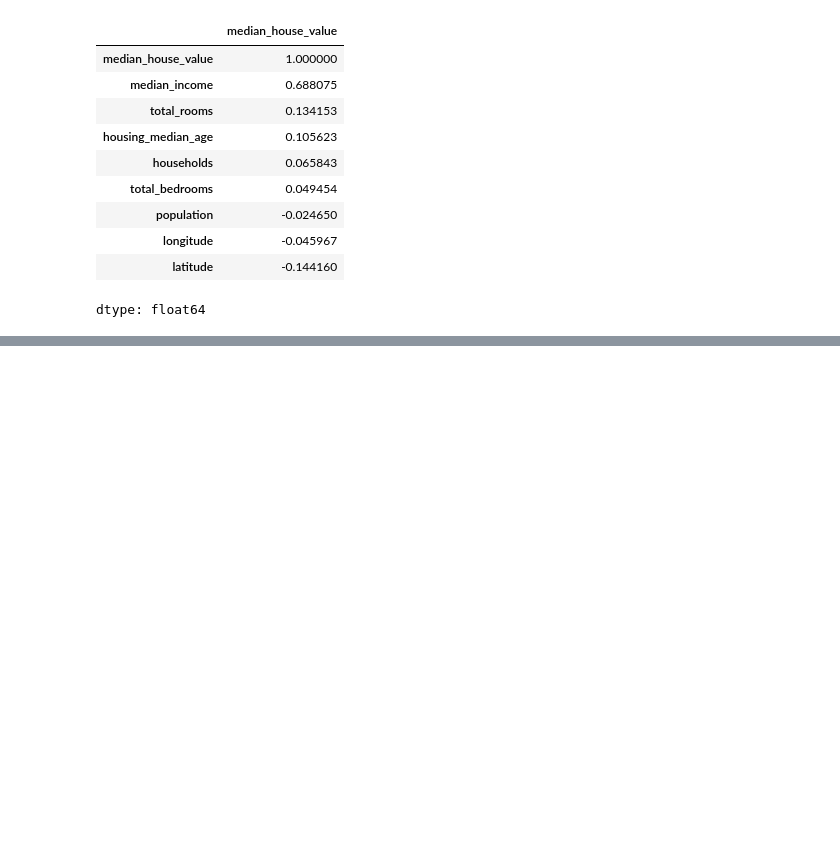
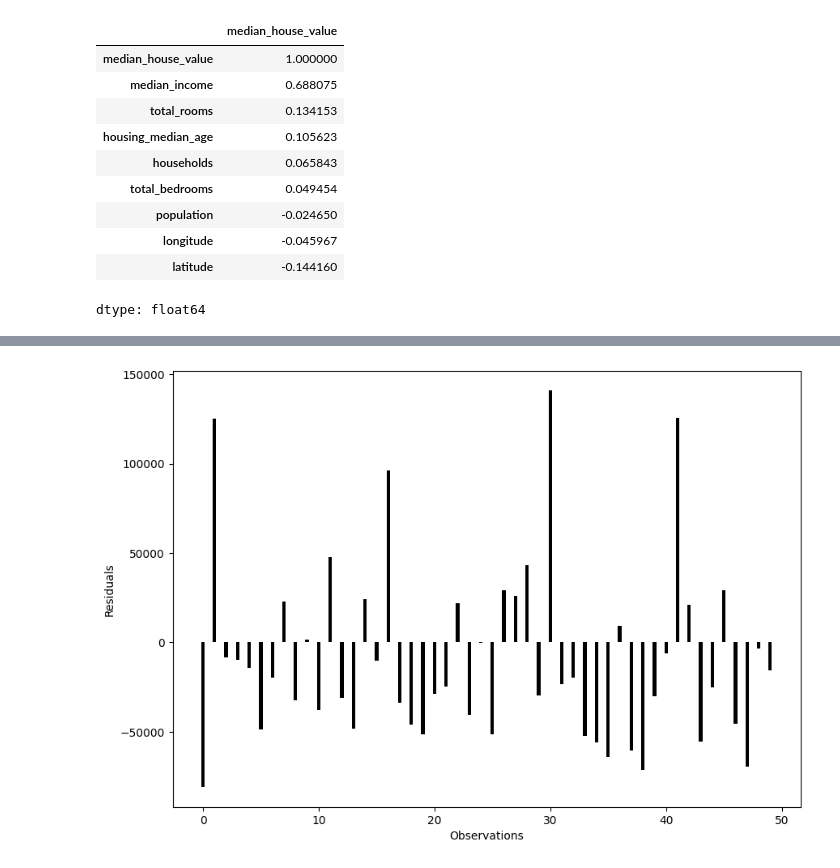
Before and after one commit to Siuuuuuu0/ML-DL, a Jupyter notebook: CaliforniaHousingPrices.ipynb, the cells around one changed output, grey strips where cells are left out. Cells and saved outputs as stored; diff of their text form; code cells hidden in the pictures; blank space fills up the shorter version.

```diff
--- a/CaliforniaHousingPrices.ipynb
+++ b/CaliforniaHousingPrices.ipynb
@@ -140,0 +142,4 @@ df
+# %%
+OLS = LinearRegression()
+
+OLS.fit(X_train, y_train)
@@ -140,0 +158,6 @@ df
+# %%
+y_pred = OLS.predict(X_test)
+# %%
+performance_df = pd.DataFrame({"Predictions":y_pred, "Actual values":y_test})
+performance_df["error"] = performance_df["Actual values"] - performance_df["Predictions"]
+performance_df.head()
@@ -140,0 +171,4 @@ df
+# %%
+performance_df.reset_index(drop=True, inplace=True)
+performance_df.reset_index(inplace=True)
+performance_df.head()
@@ -140,0 +182,8 @@ df
+# %%
+fig = plt.figure(figsize=(10, 7))
+plt.bar("index", "error", data=performance_df[:50], color="black", width=0.3)
+plt.xlabel("Observations")
+plt.ylabel("Residuals")
+plt.show()
+# %% [output]
+[figure, added]
```
Also changed, not shown: parts of 22 cells of this notebook.
